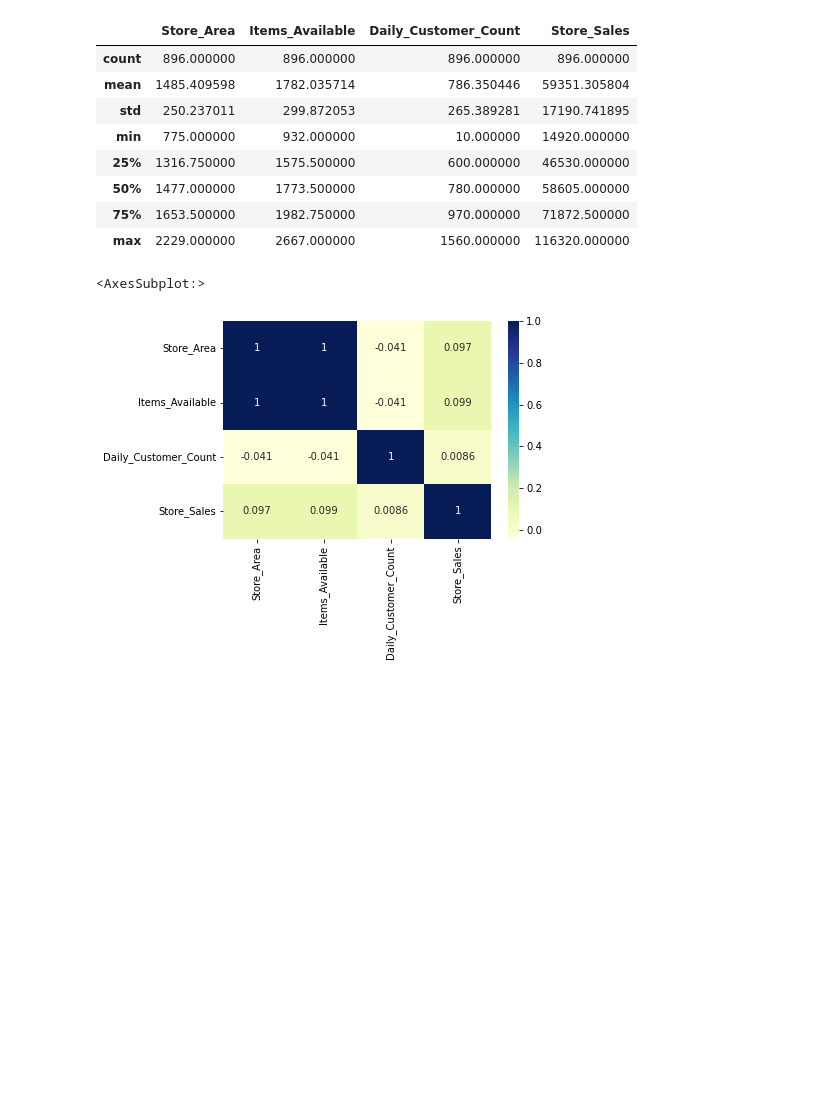
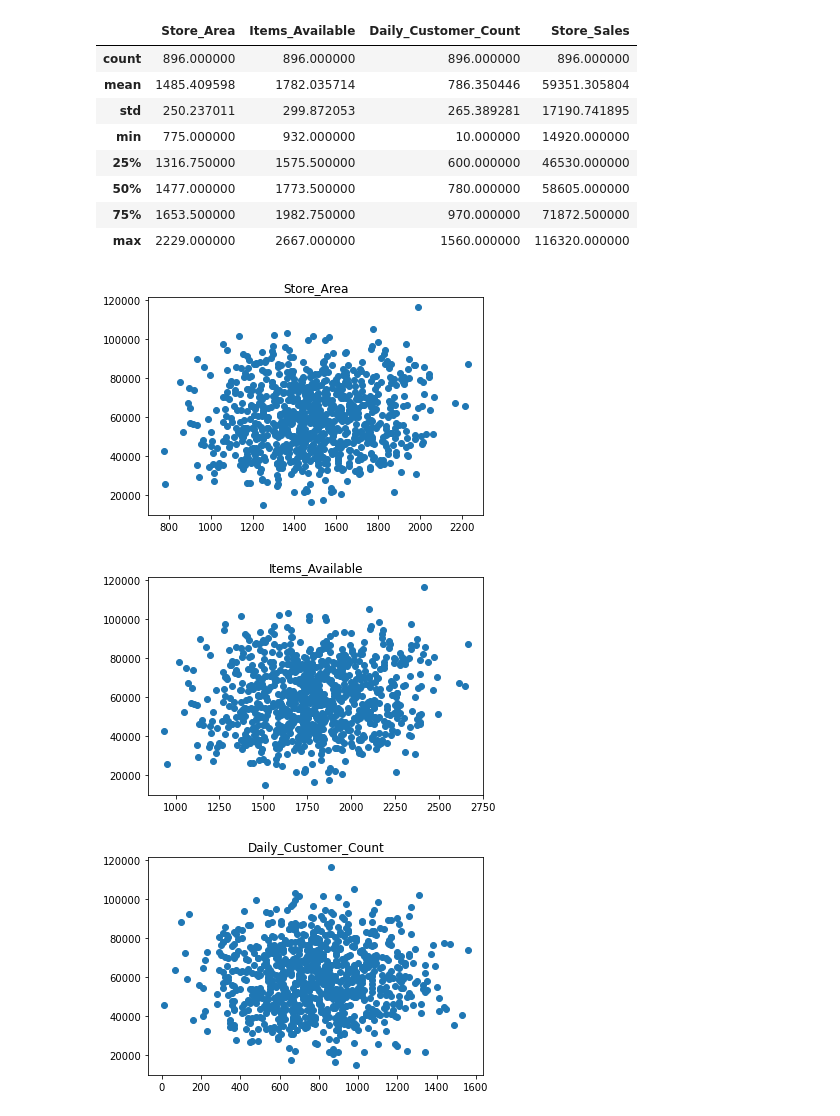
Before and after one commit to Hasnain-iut/Data-Science, a Jupyter notebook: Projects and Contests/Kaggle Supermarket dataset/supermarket analysis.ipynb, the cells around one changed output. Drawn from its saved outputs; the diff is of its cells as text; code cells hidden in the pictures; blank space fills up the shorter version.

```diff
--- a/Projects and Contests/Kaggle Supermarket dataset/supermarket analysis.ipynb
+++ b/Projects and Contests/Kaggle Supermarket dataset/supermarket analysis.ipynb
@@ -46,8 +46,13 @@ data.describe()
 | 75% | 1653.500000 | 1982.750000 | 970.000000 | 71872.500000 |
 | max | 2229.000000 | 2667.000000 | 1560.000000 | 116320.000000 |
 # %%
-
-sns.heatmap(data.corr(), cmap="YlGnBu", annot=True)
+#plt.subplot?
-# %% [output]
-<AxesSubplot:>
-[figure, removed]
+# %%
+for i in data.columns[:-1]:
+    plt.scatter(data[i], data['Store_Sales'])
+    plt.title(i)
+    plt.show()
+# %% [output]
+[figure, added]
+[figure, added]
+[figure, added]
```
Also changed, not shown: parts of 8 cells of this notebook, 1 other file.
